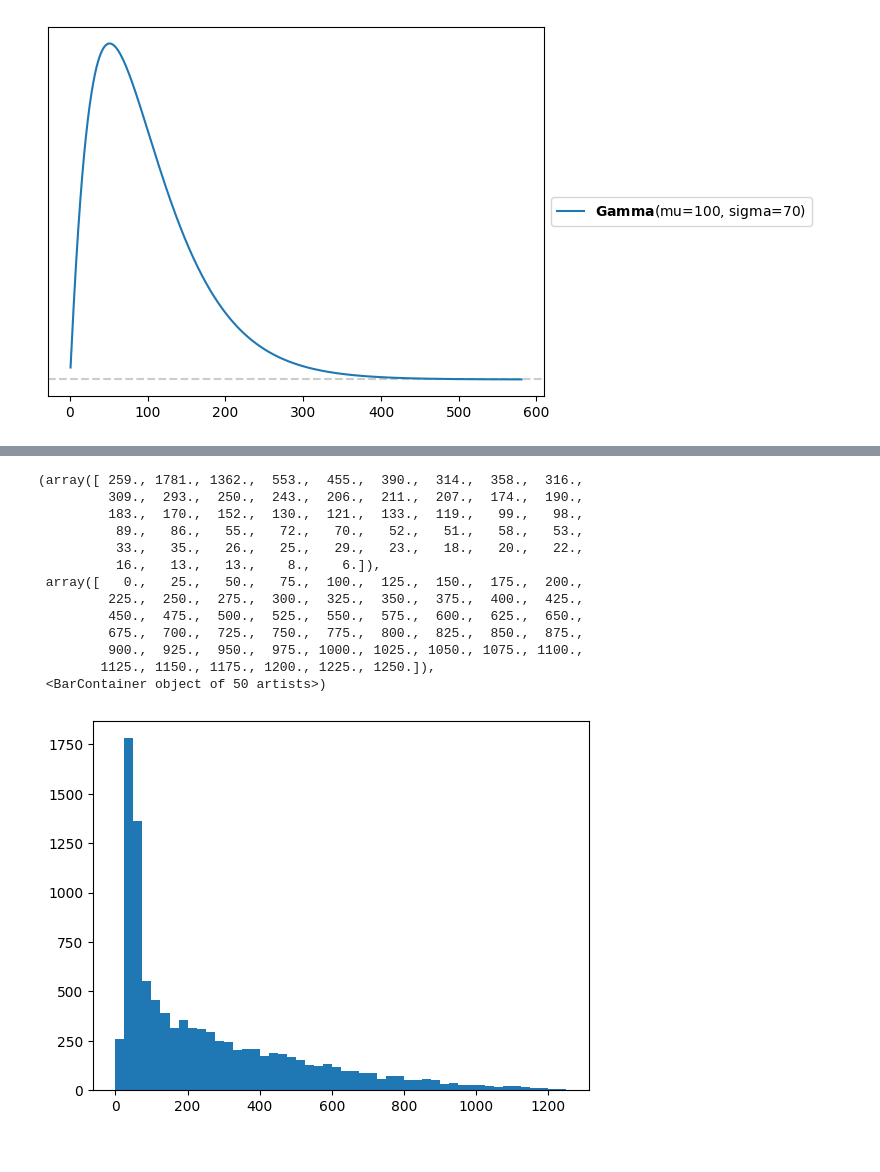
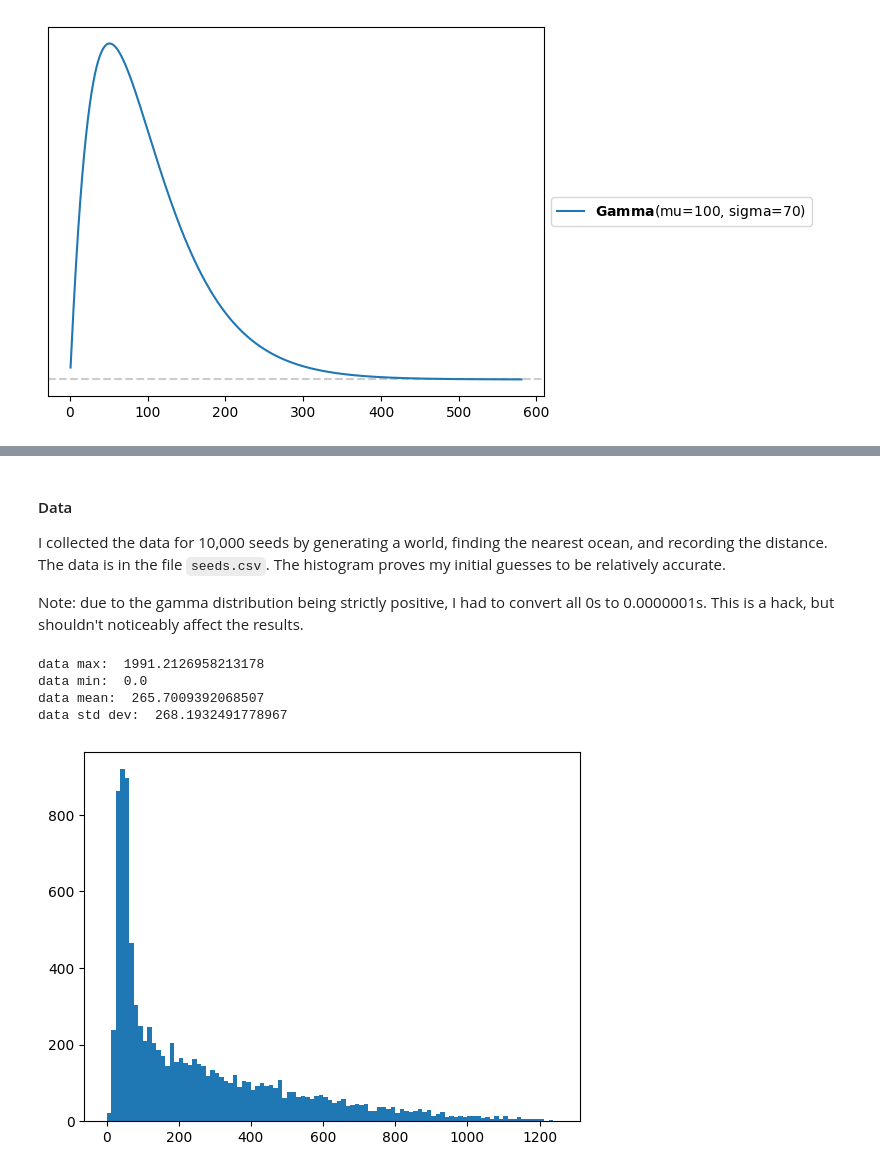
Before and after one commit to MaliciousFiles/data-science-fundamentals, a Jupyter notebook: Unit3/MalcRoalU3proj.ipynb, the cells around one changed output, grey strips where cells are left out. Saved outputs shown, nothing was run; the diff lists cells and outputs as text; code cells hidden in the pictures.

```diff
--- a/Unit3/MalcRoalU3proj.ipynb
+++ b/Unit3/MalcRoalU3proj.ipynb
@@ -43,21 +41,21 @@ pz.Gamma(mu=70, sigma=30).plot_pdf()
+# %% [markdown]
+#### Data
+I collected the data for 10,000 seeds by generating a world, finding the nearest ocean, and recording the distance. The data is in the file `seeds.csv`. The histogram proves my initial guesses to be relatively accurate.
+
+Note: due to the gamma distribution being strictly positive, I had to convert all 0s to 0.0000001s. This is a hack, but shouldn't noticeably affect the results.
 # %%
 # Load the data, and plot a histogram to visualize it
 with open("seeds.csv") as seeds:
     data = np.array([f if f != 0 else 0.0000001 for f in [float(f) for f in seeds.read().split(",")]])
 
-plt.hist(data, bins=50, range=(0, 1250))
+plt.hist(data, bins=100, range=(0, 1250))
+print("data max: ", np.max(data))
+print("data min: ", np.min(data))
+print("data mean: ", np.mean(data))
+print("data std dev: ", np.std(data))
 # %% [output]
-(array([ 259., 1781., 1362.,  553.,  455.,  390.,  314.,  358.,  316.,
-         309.,  293.,  250.,  243.,  206.,  211.,  207.,  174.,  190.,
-         183.,  170.,  152.,  130.,  121.,  133.,  119.,   99.,   98.,
-          89.,   86.,   55.,   72.,   70.,   52.,   51.,   58.,   53.,
-          33.,   35.,   26.,   25.,   29.,   23.,   18.,   20.,   22.,
-          16.,   13.,   13.,    8.,    6.]),
- array([   0.,   25.,   50.,   75.,  100.,  125.,  150.,  175.,  200.,
-         225.,  250.,  275.,  300.,  325.,  350.,  375.,  400.,  425.,
-         450.,  475.,  500.,  525.,  550.,  575.,  600.,  625.,  650.,
-         675.,  700.,  725.,  750.,  775.,  800.,  825.,  850.,  875.,
-         900.,  925.,  950.,  975., 1000., 1025., 1050., 1075., 1100.,
-        1125., 1150., 1175., 1200., 1225., 1250.]),
- <BarContainer object of 50 artists>)
+data max:  1991.2126958213178
+data min:  0.0
+data mean:  265.7009392068507
+data std dev:  268.1932491778967
-[figure, old version]
+[figure, new version]
```
Also changed, not shown: parts of 19 cells of this notebook, 1 other file.
